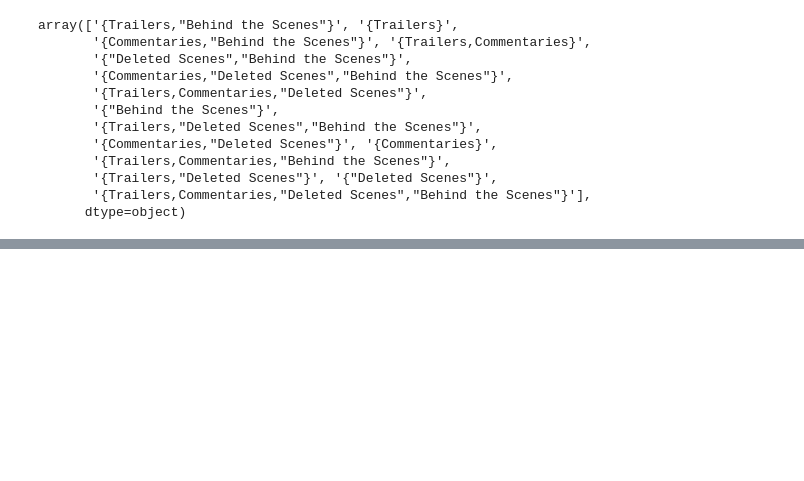
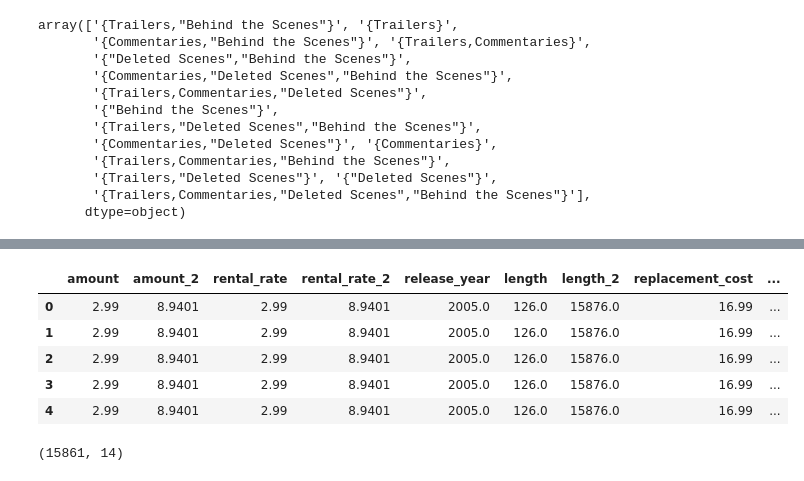
Before and after one commit to uyenhoang99/Real-World-Projects, a Jupyter notebook: Python/predicting_movie_rental_durations.ipynb, the cells around one changed output, grey strips where cells are left out. Cells and saved outputs as stored; diff of their text form; code cells hidden in the pictures; blank space fills up the shorter version.

```diff
--- a/Python/predicting_movie_rental_durations.ipynb
+++ b/Python/predicting_movie_rental_durations.ipynb
@@ -142,0 +147,16 @@ rental_df.sample(n = 15, replace = False)
+# %%
+# X data frame with all the appropriate features that can be used to run the regression models
+X = rental_df[["amount","amount_2", "rental_rate", "rental_rate_2", "release_year", "length", "length_2", "replacement_cost", "NC-17", "PG", "PG-13", "R", "deleted_scenes", "behind_the_scenes"]]
+X.head()
+# %% [output]
+|  | amount | amount_2 | rental_rate | rental_rate_2 | release_year | length | length_2 | replacement_cost | ... |
+| 0 | 2.99 | 8.9401 | 2.99 | 8.9401 | 2005.0 | 126.0 | 15876.0 | 16.99 | ... |
+| 1 | 2.99 | 8.9401 | 2.99 | 8.9401 | 2005.0 | 126.0 | 15876.0 | 16.99 | ... |
+| 2 | 2.99 | 8.9401 | 2.99 | 8.9401 | 2005.0 | 126.0 | 15876.0 | 16.99 | ... |
+| 3 | 2.99 | 8.9401 | 2.99 | 8.9401 | 2005.0 | 126.0 | 15876.0 | 16.99 | ... |
+| 4 | 2.99 | 8.9401 | 2.99 | 8.9401 | 2005.0 | 126.0 | 15876.0 | 16.99 | ... |
+# %%
+# Check the shape of X
+X.shape
+# %% [output]
+(15861, 14)
```
Also changed, not shown: parts of 17 cells of this notebook.
